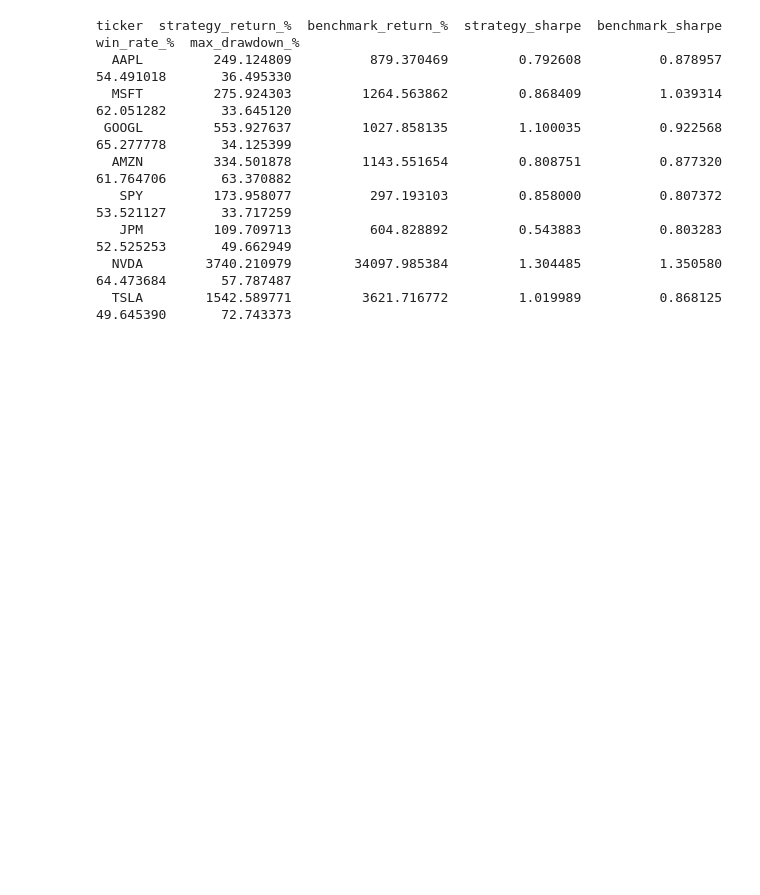
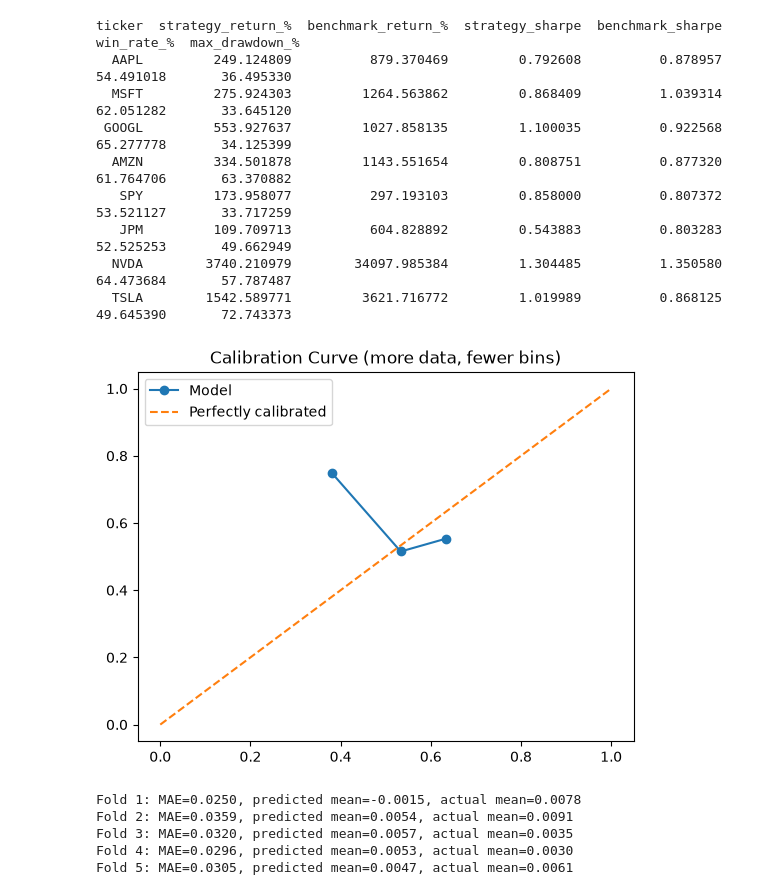
Before and after one commit to Mrigna01/ml-trading-backtester, a Jupyter notebook: test.ipynb, the cells around one changed output. Drawn from its saved outputs; the diff is of its cells as text; code cells hidden in the pictures; blank space fills up the shorter version.

```diff
--- a/test.ipynb
+++ b/test.ipynb
@@ -179,3 +246,22 @@ ticker  strategy_return_%  benchmark_return_%  strategy_sharpe  benchmark_sharpe
    JPM         109.709713          604.828892         0.543883          0.803283   52.525253       49.662949
   NVDA        3740.210979        34097.985384         1.304485          1.350580   64.473684       57.787487
   TSLA        1542.589771         3621.716772         1.019989          0.868125   49.645390       72.743373
+# %%
+from sklearn.calibration import calibration_curve
+import matplotlib.pyplot as plt
+
+# Use more historical data for the calibration check, not just the last 500 rows
+model = RandomForestClassifier(n_estimators=200, max_depth=5, random_state=42)
+model.fit(aapl[FEATURES].iloc[:-1000], aapl["label"].iloc[:-1000])
+probs = model.predict_proba(aapl[FEATURES].iloc[-1000:])[:, 1]
+actual = aapl["label"].iloc[-1000:]
+
+prob_true, prob_pred = calibration_curve(actual, probs, n_bins=5)  # fewer bins = more points per bin, less noise
+
+plt.plot(prob_pred, prob_true, marker="o", label="Model")
+plt.plot([0, 1], [0, 1], linestyle="--", label="Perfectly calibrated")
+plt.legend()
+plt.title("Calibration Curve (more data, fewer bins)")
+plt.show()
+# %% [output]
+[figure, added]
@@ -181,0 +278,12 @@ ticker  strategy_return_%  benchmark_return_%  strategy_sharpe  benchmark_sharpe
+# %%
+from src.model import walk_forward_train_regression
+
+reg_preds, reg_results = walk_forward_train_regression(aapl)
+for i, r in enumerate(reg_results):
+    print(f"Fold {i+1}: MAE={r['mae']:.4f}, predicted mean={r['mean_predicted_return']:.4f}, actual mean={r['mean_actual_return']:.4f}")
+# %% [output]
+Fold 1: MAE=0.0250, predicted mean=-0.0015, actual mean=0.0078
+Fold 2: MAE=0.0359, predicted mean=0.0054, actual mean=0.0091
+Fold 3: MAE=0.0320, predicted mean=0.0057, actual mean=0.0035
+Fold 4: MAE=0.0296, predicted mean=0.0053, actual mean=0.0030
+Fold 5: MAE=0.0305, predicted mean=0.0047, actual mean=0.0061
```
Also changed, not shown: parts of 11 cells of this notebook, 4 other files.
